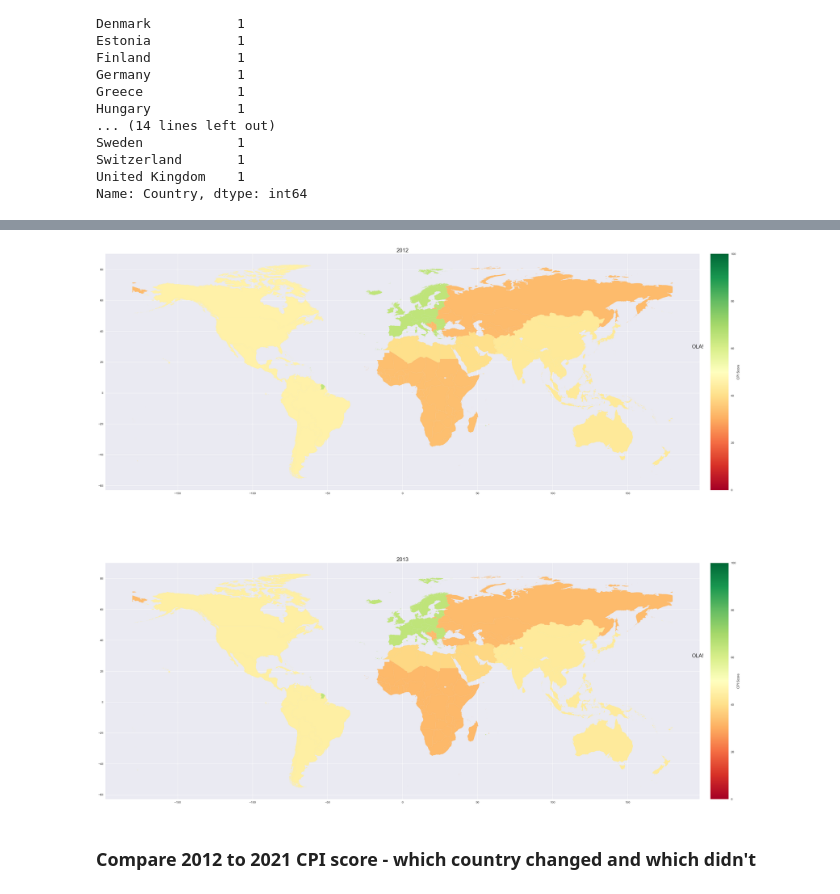
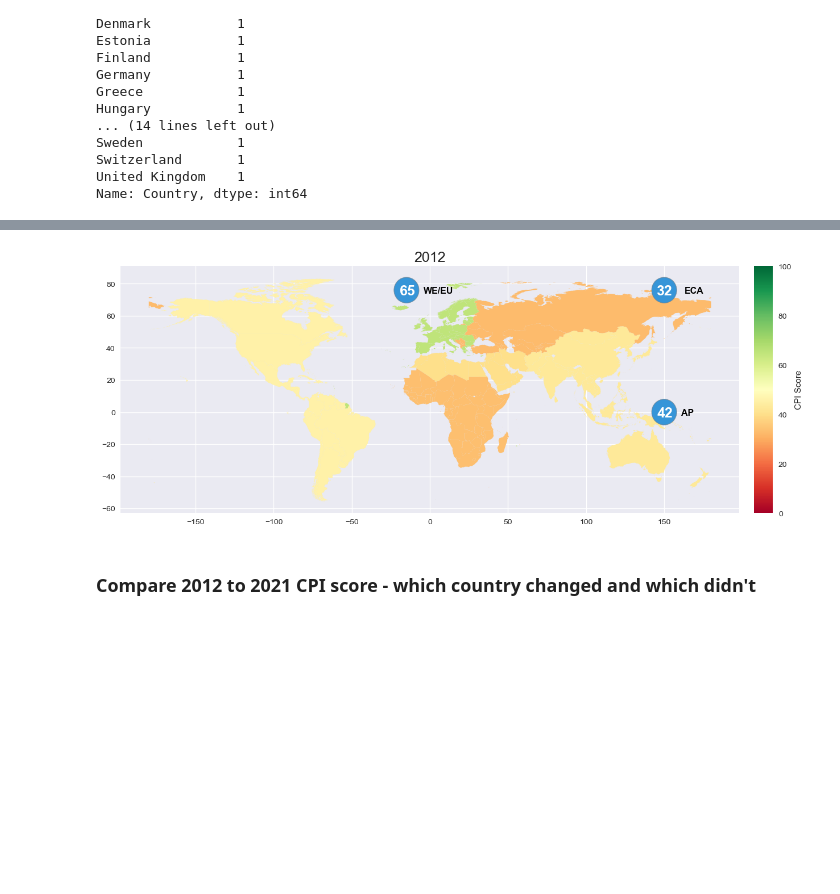
Before and after one commit to wanzulfikri/cpi_analysis, a Jupyter notebook: CPI 2012-2021.ipynb, the cells around one changed output, grey strips where cells are left out. Cells and saved outputs as stored; diff of their text form; code cells hidden in the pictures; blank space fills up the shorter version.

Commit message:
Plot half of regional CPI

```diff
--- a/CPI 2012-2021.ipynb
+++ b/CPI 2012-2021.ipynb
@@ -1261,11 +1299,7 @@ test_2 = map_cpi_filled_region.apply(lambda row: get_region_mean(row, cpi_region
 
 # fig, ax = plt.subplots(1,1)
 
-# from matplotlib import cm, colors
-# norm = colors.Normalize(vmin=0, vmax=100)
 
-# cmap = cm.get_cmap('RdYlGn')
-# color = cmap(norm(ap_region.iloc[0]["region_mean_2012"]))
 # print(norm(ap_region.iloc[0]["region_mean_2012"]))
 # print(color)
 # # ax.set_axis_off()
@@ -1287,61 +1321,99 @@ test_2 = map_cpi_filled_region.apply(lambda row: get_region_mean(row, cpi_region
 # test_2.plot( column='region_mean_2012',
 #                 ax=ax,
 #                 legend=True,
 #                 legend_kwds={'label': "CPI Score"},
 # #                 color = color,
 #                 cmap='RdYlGn',
 #                 vmin=0,
 #                 vmax=100
 #            )
 # for region, cpi_scores in cpi_region_means.iterrows():
 #     fig, map_axes = plt.subplots(1,10)
 #     for ax in map_axes:
 
 # cpi_region_means
 # 10 default
-fig, map_axes = plt.subplots(2,1, figsize=(30,30))
+# fig, map_axes = plt.subplots(2,1, figsize=(30,50))
+
 
 # from mpl_toolkits.axes_grid1 import make_axes_locatable
 
 year = 2012
 
-for ax in map_axes:
-#         if year % 2 != 0:
-        divider = make_axes_locatable(ax)
-        cax = divider.append_axes("right", size="3%", pad=0.1)
+years=[2012]
+
+import math
+from matplotlib import cm, colors
+norm = colors.Normalize(vmin=0, vmax=100)
+
+cmap = cm.get_cmap('RdYlGn')
+
+
+for year in years:
+    fig, ax = plt.subplots(1,1, figsize=(15,15))
+
+    # TODO: Make a function for the following later
+    # circle for WE/EU
+    we_mean = math.floor(region_cpi.loc["WE/EU"][year])
+    color = cmap(norm(we_mean))
+    we_circle = plt.Circle((-15,76), 8, color="#3695d8")
+    we_circle_border = plt.Circle((-15,76), 8, color="gray", alpha=0.5, fill=False, linewidth=1)
+    # x axis + 11, y axis - 2 from main circle coordinate
+    ax.text(-4, 74, "WE/EU", color='black', fontsize=11.5, fontweight='bold')
+    # x axis - 4.2, y axis - 3 from main circle coordinate
+    ax.text(-19.5,73, we_mean, fontsize=18, color='white', fontweight='bold')
+    ax.add_patch(we_circle)
+    ax.add_patch(we_circle_border)
+
+
+
+    divider = make_axes_locatable(ax)
+    cax = divider.append_axes("right", size="3%", pad=0.1)
+#     ax.add_patch(circle1)
+#     ax.add_patch(circle_border)
 #         ax.set_axis_off()
-        ax.set_title(year,fontsize=18)
-        test_2.plot(column='region_mean_{}'.format(year),
+    ax.set_title(year,fontsize=18)
+    test_2.plot(column='region_mean_{}'.format(year),
                      ax=ax,
                      legend=True,
                      legend_kwds={'label': "CPI Score"},
                      cax=cax,
                      cmap='RdYlGn',
                      vmin=0,
                      vmax=100
                     );
-        plt.text(-1,60,"OLA!", fontsize='xx-large')
-        year+=1
-plt.tight_layout()
-#         else:
-#             ax.set_axis_off()
-#             ax.set_title(year,fontsize=18)
-#             map_cpi.plot(column='CPI score {}'.format(year),
-#                          ax=ax,
-#                          cmap='RdYlGn',
-#                          vmin=0,
-#                          vmax=100
-#                         );
-#         # plot Taiwan after the main map, so it can overlap China
-#         taiwan_map_cpi.plot(
-#                             column='CPI score {}'.format(year),
-#                             ax=ax,
-#                             cmap='RdYlGn',
-#                             vmin=0,
-#                             vmax=100
-#                             )
+
+
+     # circle for AP
+    ap_mean = math.floor(region_cpi.loc["AP"][year])
+    ap_circle = plt.Circle((150,0), 8, color="#3695d8")
+    ap_circle_border = plt.Circle((150,0), 8, color="gray", alpha=0.5, fill=False, linewidth=1)
+    # x axis + 13, y axis - 2
+    ax.text(161, -2, "AP", color='black', fontsize=11.5, fontweight='bold')
+    # x axis - 4.2, y axis - 3
+    ax.text(145.5,-3, ap_mean, fontsize=18, color='white', fontweight='bold')
+    ax.add_patch(ap_circle)
+    ax.add_patch(ap_circle_border)
+
+    # circle for ECA aka Eastern Europe and Central Asia
+    eca_mean = math.floor(region_cpi.loc["ECA"][year])
+    circle_x = 150
+    circle_y = 76
+    circle_coord = (circle_x, circle_y)
+    eca_circle = plt.Circle(circle_coord, 8, color="#3695d8")
+    eca_circle_border = plt.Circle(circle_coord, 8, color="gray", alpha=0.5, fill=False, linewidth=1)
+    # x axis + 13, y axis - 2
+    ax.text(circle_coord[0]+13, circle_coord[1]-2, "ECA", color='black', fontsize=11.5, fontweight='bold')
+    # x axis - 4.2, y axis - 3
+    ax.text(circle_coord[0]-5,circle_coord[1]-3, eca_mean, fontsize=18, color='white', fontweight='bold')
+
+    ax.add_patch(eca_circle)
+    ax.add_patch(eca_circle_border)
+    year+=1
+
+# test_2
 # %% [output]
-[figure, old version]
+[figure, new version]
 # %% [markdown]
 ### Compare 2012 to 2021 CPI score - which country changed and which didn't
 # %%
```
Also changed, not shown: parts of 12 cells of this notebook.
